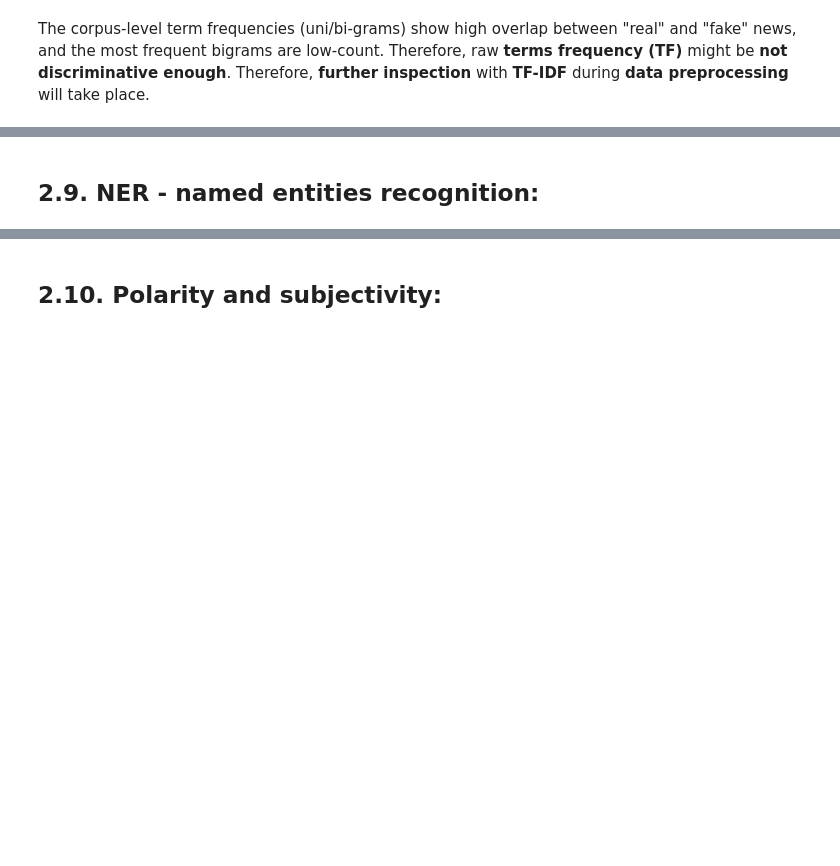
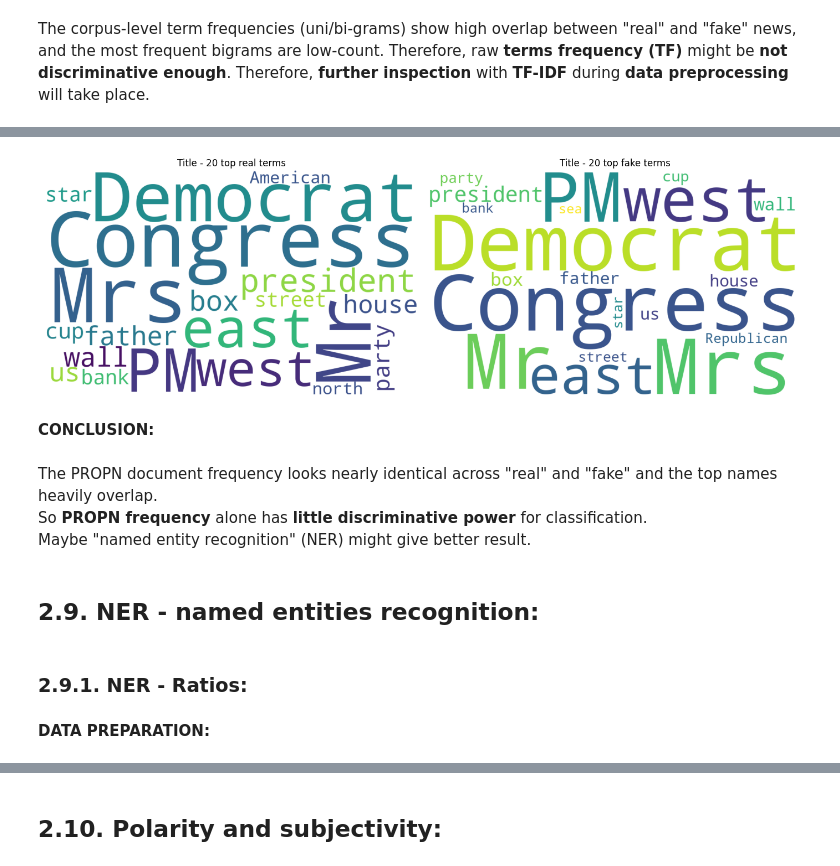
Before and after one commit to BenoitLoze1977/34.4_capstonethree_fakenewsdetection, a Jupyter notebook: notebooks/CapstoneThree_DataWrangling_EDA.ipynb, the cells around one changed output, grey strips where cells are left out. Saved outputs shown, nothing was run; the diff lists cells and outputs as text; code cells hidden in the pictures; blank space fills up the shorter version.

```diff
--- a/notebooks/CapstoneThree_DataWrangling_EDA.ipynb
+++ b/notebooks/CapstoneThree_DataWrangling_EDA.ipynb
@@ -996,2 +1136,16 @@ fake_dfreq = propn_docfreq(df.loc[df["label"]=="fake", "text"])
+# %%
+wordcloud_plot(so_propn_freq["real_text_original"].to_frame("real"), so_propn_freq["fake_text_original"].to_frame("fake"), "title", 20)
+# %% [output]
+[figure, added]
+# %% [markdown]
+**CONCLUSION:**
+# %% [markdown]
+The PROPN document frequency looks nearly identical across "real" and "fake" and the top names heavily overlap.
+So **PROPN frequency** alone has **little discriminative power** for classification.
+Maybe "named entity recognition" (NER) might give better result.
 # %% [markdown]
 ## 2.9. NER - named entities recognition:
+# %% [markdown]
+### 2.9.1. NER - Ratios:
+# %% [markdown]
+**DATA PREPARATION:**
```
Also changed, not shown: parts of 66 cells of this notebook, 2 other files.
